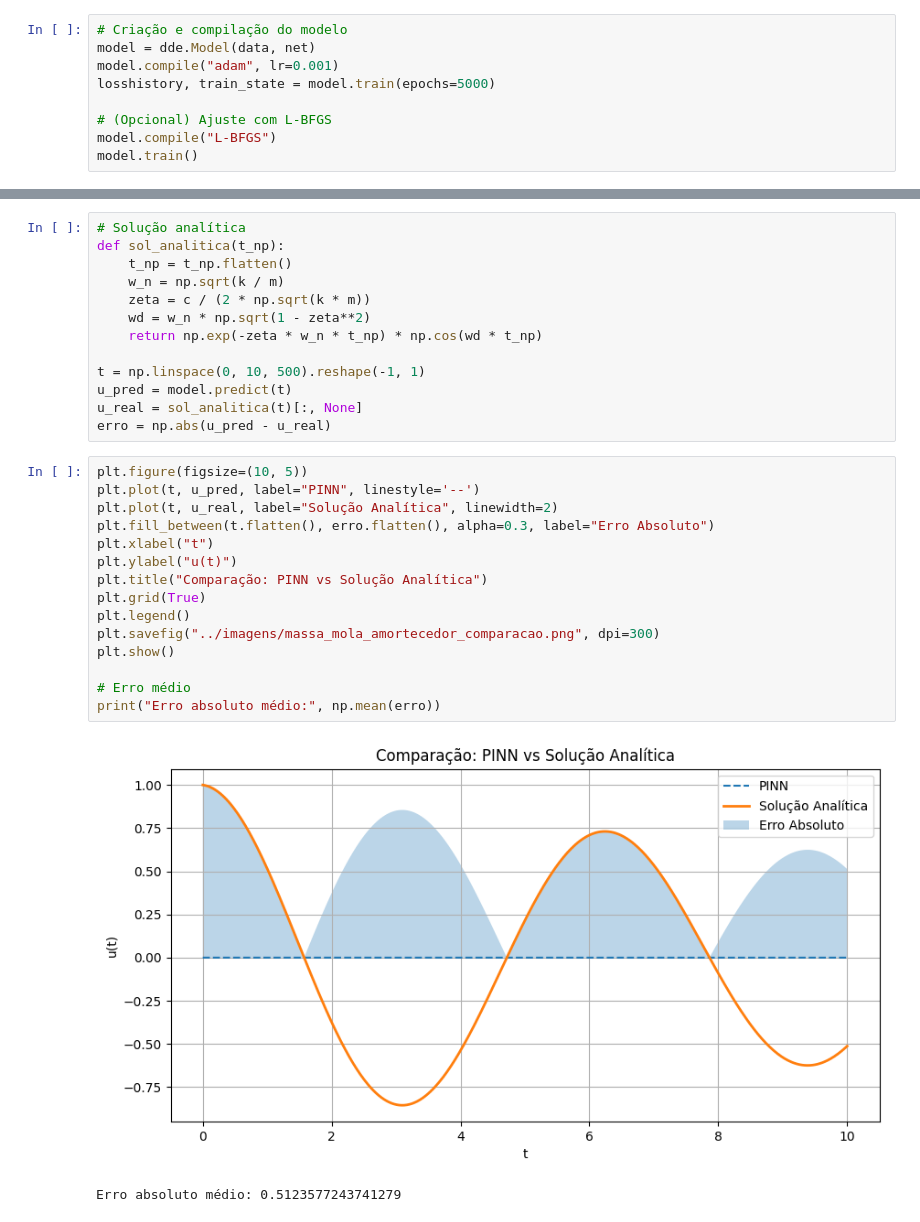
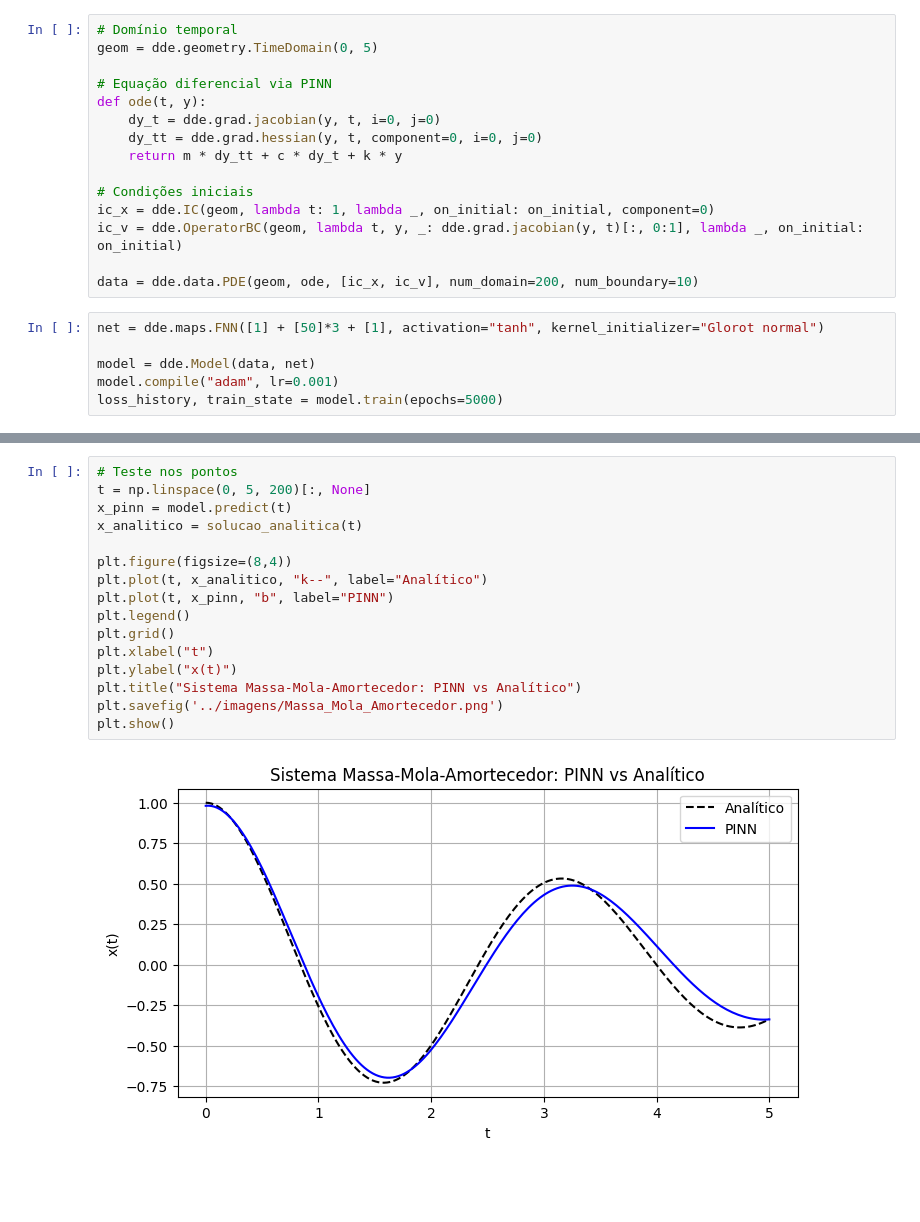
Before and after one commit to natansv/Natan_Silva_AtvPINN_AE3, a Jupyter notebook: 05_extra/Massa_Mola_Amortecedor_PINN.ipynb, the cells around one changed output, grey strips where cells are left out. Saved outputs shown, nothing was run; the diff lists cells and outputs as text; blank space fills up the shorter version.

```diff
--- a/05_extra/Massa_Mola_Amortecedor_PINN.ipynb
+++ b/05_extra/Massa_Mola_Amortecedor_PINN.ipynb
@@ -74,11 +30,23 @@ net = dde.maps.FNN([1] + [50] * 3 + [1], "tanh", "Glorot uniform")
+# %%
+# Domínio temporal
+geom = dde.geometry.TimeDomain(0, 5)
+
+# Equação diferencial via PINN
+def ode(t, y):
+    dy_t = dde.grad.jacobian(y, t, i=0, j=0)
+    dy_tt = dde.grad.hessian(y, t, component=0, i=0, j=0)
+    return m * dy_tt + c * dy_t + k * y
+
+# Condições iniciais
+ic_x = dde.IC(geom, lambda t: 1, lambda _, on_initial: on_initial, component=0)
+ic_v = dde.OperatorBC(geom, lambda t, y, _: dde.grad.jacobian(y, t)[:, 0:1], lambda _, on_initial: on_initial)
+
+data = dde.data.PDE(geom, ode, [ic_x, ic_v], num_domain=200, num_boundary=10)
 # %%
-# Criação e compilação do modelo
+net = dde.maps.FNN([1] + [50]*3 + [1], activation="tanh", kernel_initializer="Glorot normal")
+
 model = dde.Model(data, net)
 model.compile("adam", lr=0.001)
-losshistory, train_state = model.train(epochs=5000)
-
-# (Opcional) Ajuste com L-BFGS
-model.compile("L-BFGS")
-model.train()
+loss_history, train_state = model.train(epochs=5000)
 # %% [output]
 Compiling model...
@@ -103,31 +72,18 @@ Step      Train loss                        Test loss                         Te
-# %%
-# Solução analítica
-def sol_analitica(t_np):
-    t_np = t_np.flatten()
-    w_n = np.sqrt(k / m)
-    zeta = c / (2 * np.sqrt(k * m))
-    wd = w_n * np.sqrt(1 - zeta**2)
-    return np.exp(-zeta * w_n * t_np) * np.cos(wd * t_np)
-
-t = np.linspace(0, 10, 500).reshape(-1, 1)
-u_pred = model.predict(t)
-u_real = sol_analitica(t)[:, None]
-erro = np.abs(u_pred - u_real)
-# %%
-plt.figure(figsize=(10, 5))
-plt.plot(t, u_pred, label="PINN", linestyle='--')
-plt.plot(t, u_real, label="Solução Analítica", linewidth=2)
-plt.fill_between(t.flatten(), erro.flatten(), alpha=0.3, label="Erro Absoluto")
-plt.xlabel("t")
-plt.ylabel("u(t)")
-plt.title("Comparação: PINN vs Solução Analítica")
-plt.grid(True)
-plt.legend()
-plt.savefig("../imagens/massa_mola_amortecedor_comparacao.png", dpi=300)
-plt.show()
-
-# Erro médio
-print("Erro absoluto médio:", np.mean(erro))
-# %% [output]
-[figure, removed]
-Erro absoluto médio: 0.5123577243741279
+# %%
+# Teste nos pontos
+t = np.linspace(0, 5, 200)[:, None]
+x_pinn = model.predict(t)
+x_analitico = solucao_analitica(t)
+
+plt.figure(figsize=(8,4))
+plt.plot(t, x_analitico, "k--", label="Analítico")
+plt.plot(t, x_pinn, "b", label="PINN")
+plt.legend()
+plt.grid()
+plt.xlabel("t")
+plt.ylabel("x(t)")
+plt.title("Sistema Massa-Mola-Amortecedor: PINN vs Analítico")
+plt.savefig('../imagens/Massa_Mola_Amortecedor.png')
+plt.show()
+# %% [output]
+[figure, added]
```
Also changed, not shown: parts of 10 cells of this notebook, 4 other files.
